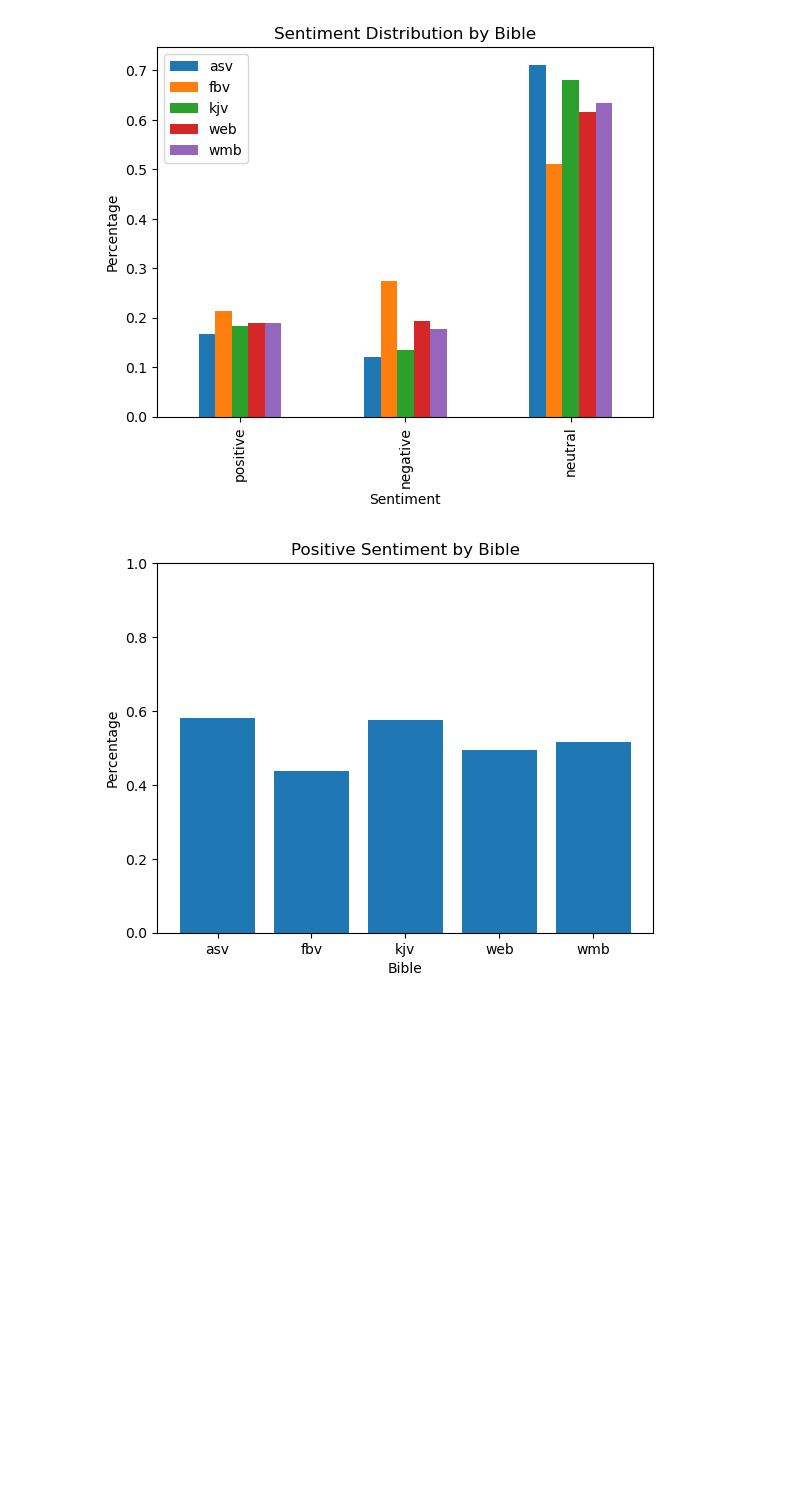
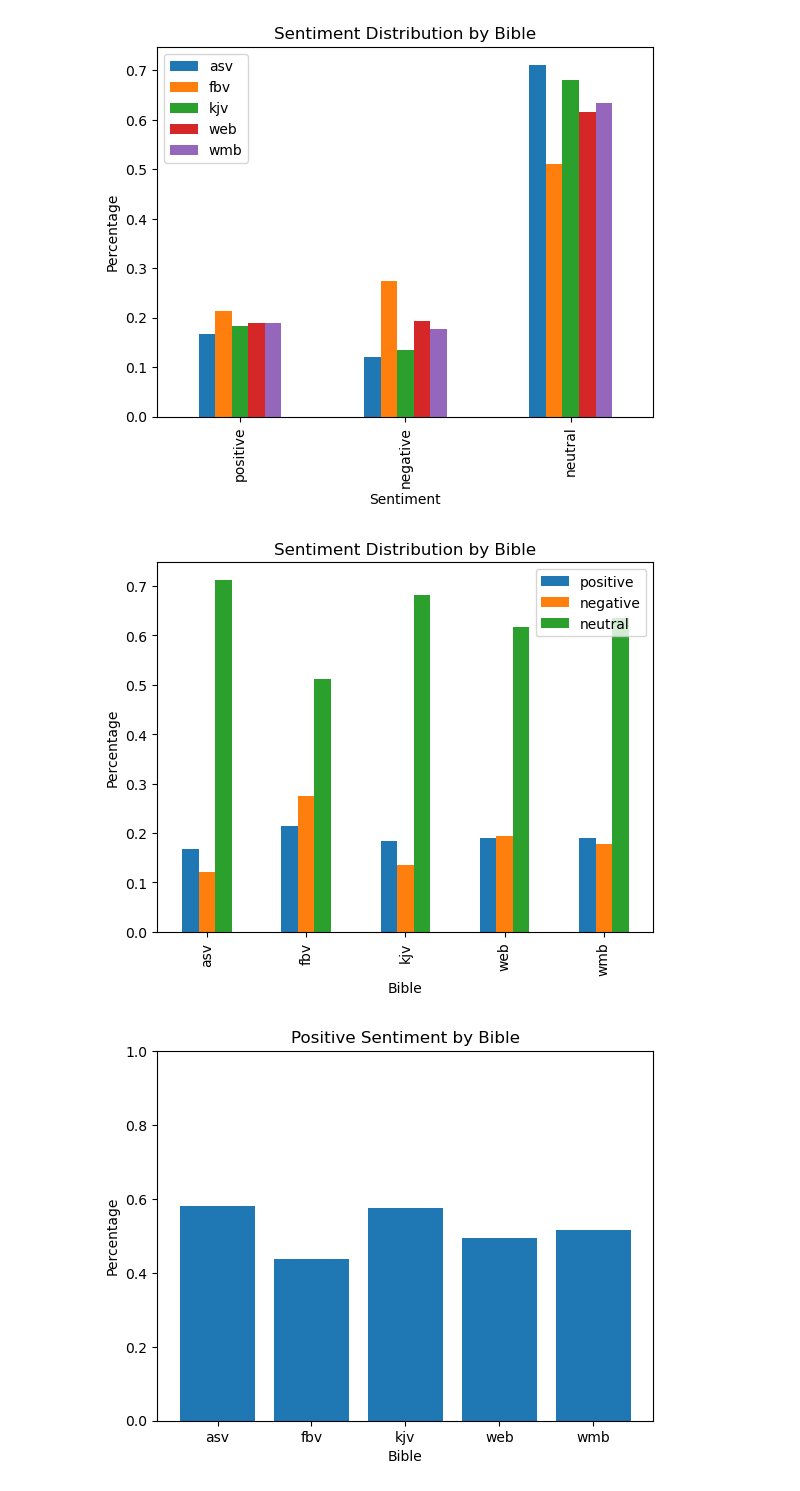
Before and after one commit to camerontredoux/nlp-bible-sa, a Jupyter notebook: annotation_analysis/bible_comparison.ipynb, the cells around one changed output. Cells and saved outputs as stored; diff of their text form; code cells hidden in the pictures; blank space fills up the shorter version.

Commit message:
transposed graph

```diff
--- a/annotation_analysis/bible_comparison.ipynb
+++ b/annotation_analysis/bible_comparison.ipynb
@@ -217,6 +217,15 @@ plt.title("Sentiment Distribution by Bible")
 plt.show()
 # %% [output]
 [figure]
+# %%
+# Graph the sentiment distribution for each bible but make the x-axis each Bible
+bible_sentiments_df.T.plot(kind="bar")
+plt.xlabel("Bible")
+plt.ylabel("Percentage")
+plt.title("Sentiment Distribution by Bible")
+plt.show()
+# %% [output]
+[figure, added]
 # %%
 # Graph the total sentiment for each bible
 plt.bar(bibles.keys(), total_sentiment.values())
```
